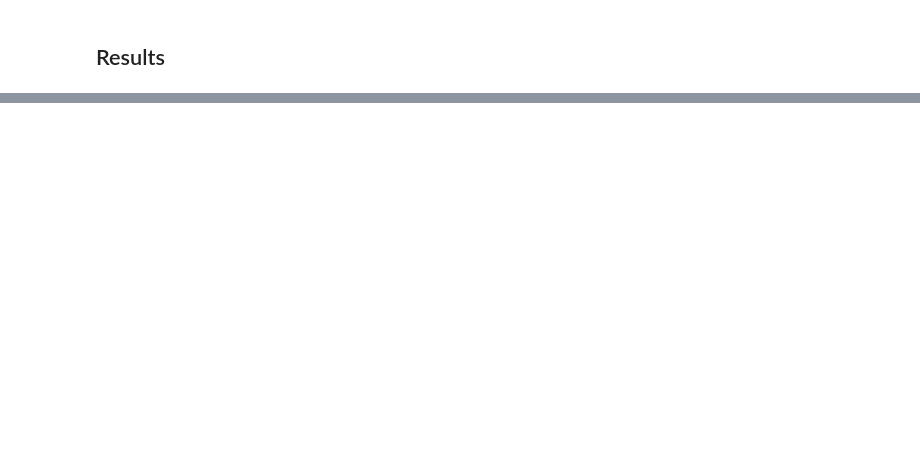
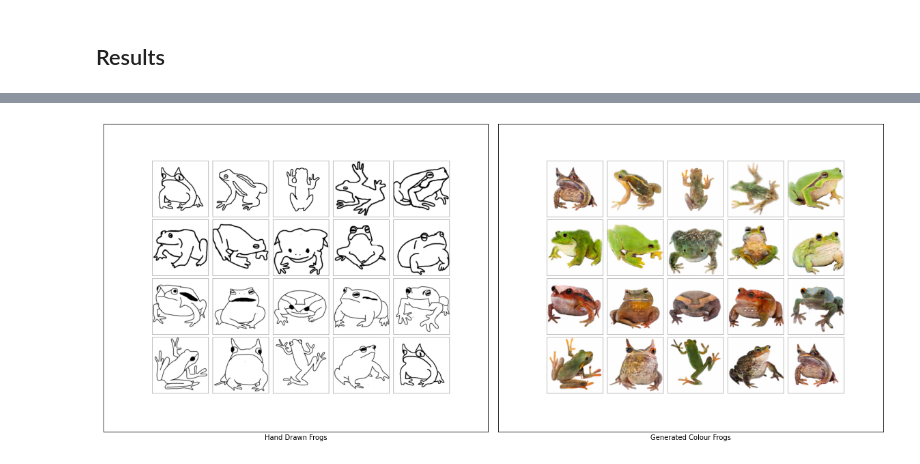
Before and after one commit to yleneb/sketch2frog, a Jupyter notebook: sketch2frog/reports/Report.ipynb, the cells around one changed output, grey strips where cells are left out. Cells and saved outputs as stored; diff of their text form; code cells hidden in the pictures; blank space fills up the shorter version.

```diff
--- a/sketch2frog/reports/Report.ipynb
+++ b/sketch2frog/reports/Report.ipynb
@@ -147,0 +182,23 @@ Patch size demo
+# %%
+fpaths = ['figures/Sample Sketch Batch.png','figures/Sample Target Batch.png',]
+captions = ['Validation Sketch Batch', 'Ground Truth']
+
+fig, axs = plt.subplots(nrows=1, ncols=len(captions), figsize=(2*SIZE*len(captions),2*SIZE), constrained_layout=True)
+for ax, fpath, caption in zip(axs, fpaths, captions):
+    ax.imshow(plt.imread(fpath), cmap='gray')
+    ax.set_xlabel(caption)
+    ax.set(xticks=[], yticks=[])
+
+fig.patch.set_facecolor('white')
+plt.show()
+plt.close()
+
+# plot 2
+fig, ax = plt.subplots(nrows=1, ncols=1, figsize=(4*SIZE,4*SIZE), constrained_layout=True)
+ax.imshow(plt.imread('figures/Sample Pred Batch.png'), cmap='gray')
+ax.set_title('Predictions on validation data')
+ax.set(xticks=[], yticks=[])
+
+fig.patch.set_facecolor('white')
+plt.show()
+plt.close()
@@ -147,0 +208,15 @@ Patch size demo
+# %%
+fpaths = ['figures/hand_drawn_input.png','figures/hand_preds_0.png',]
+captions = ['Hand Drawn Frogs', 'Generated Colour Frogs']
+
+fig, axs = plt.subplots(nrows=1, ncols=len(captions), figsize=(2*SIZE*len(captions),2*SIZE), constrained_layout=True)
+for ax, fpath, caption in zip(axs, fpaths, captions):
+    ax.imshow(plt.imread(fpath), cmap='gray')
+    ax.set_xlabel(caption)
+    ax.set(xticks=[], yticks=[])
+
+fig.patch.set_facecolor('white')
+plt.show()
+plt.close()
+# %% [output]
+[figure, added]
```
Also changed, not shown: parts of 39 cells of this notebook, 20 other files.
